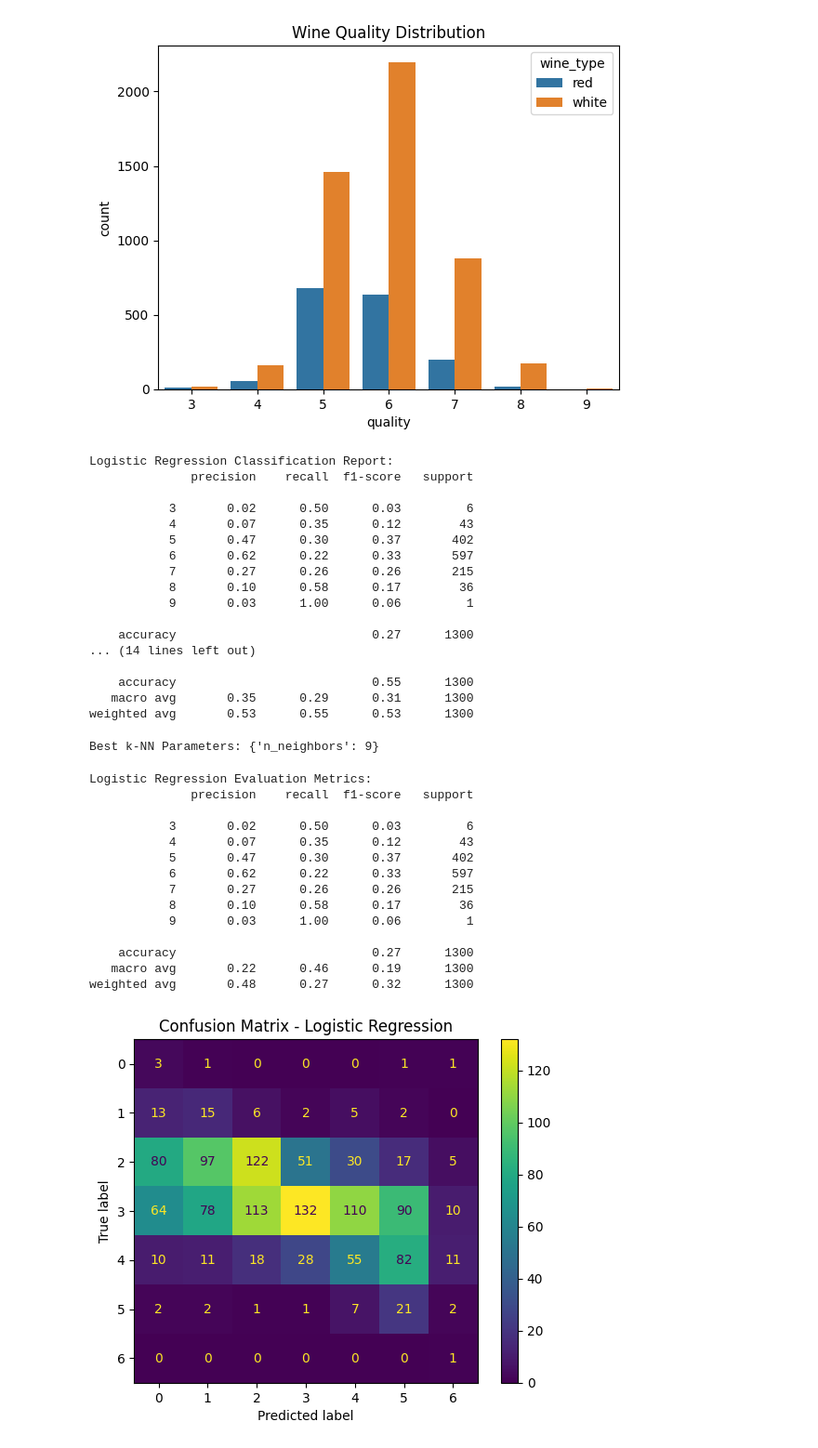
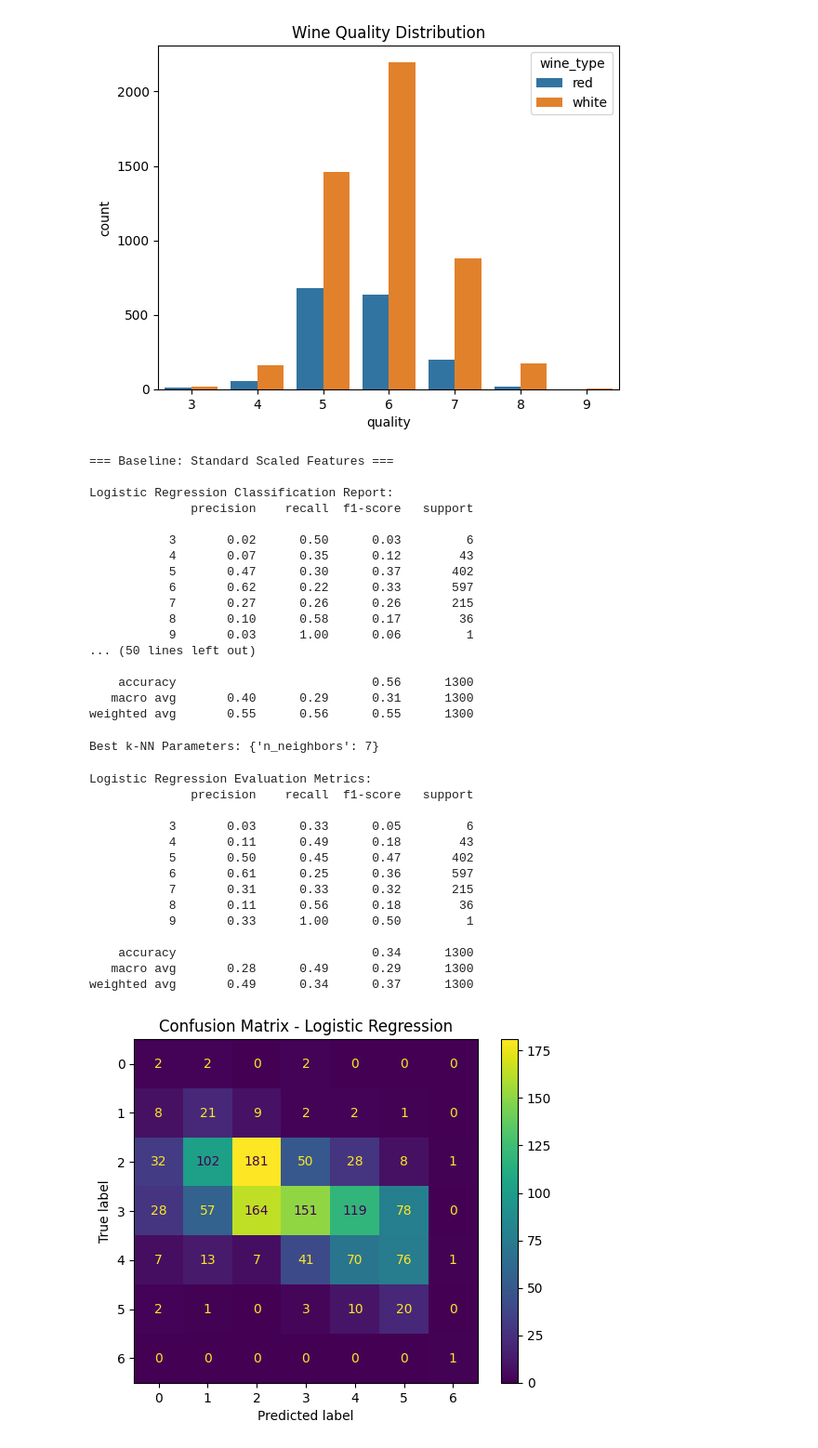
Before and after one commit to Liv-1804/164-Project, a Jupyter notebook: Wine-classification.ipynb, the cells around one changed output. Shown at 93% size. Drawn from its saved outputs; the diff is of its cells as text; code cells hidden in the pictures.

```diff
--- a/Wine-classification.ipynb
+++ b/Wine-classification.ipynb
@@ -13,8 +14,8 @@ from sklearn.neighbors import KNeighborsClassifier
 from sklearn.metrics import classification_report, confusion_matrix, ConfusionMatrixDisplay
 # %%
 # Loading the datasets for red and white wine
-red = pd.read_csv("/winequality-red.csv", sep=';')
-white = pd.read_csv("/winequality-white.csv", sep=';')
+red = pd.read_csv("/content/winequality-red.csv", sep=';')
+white = pd.read_csv("/content/winequality-white.csv", sep=';')
 
 # Add a new column to distinguish wine types
 red['wine_type'] = 'red'
@@ -65,6 +66,16 @@ X_train, X_test, y_train, y_test = train_test_split(X, y, test_size=0.2, random_
 scaler = StandardScaler()
 X_train_scaled = scaler.fit_transform(X_train)
 X_test_scaled = scaler.transform(X_test)
+
+# Polynomial Features
+poly = PolynomialFeatures(degree=2, include_bias=False)
+X_train_poly = poly.fit_transform(X_train_scaled)
+X_test_poly = poly.transform(X_test_scaled)
+
+# PCA on scaled data
+#pca = PCA(n_components=10)
+#X_train_pca = pca.fit_transform(X_train_scaled)
+#X_test_pca = pca.transform(X_test_scaled)
 # %%
 # Model training and Evaluation (baseline model)
 models = {
@@ -72,13 +83,32 @@ models = {
     'K-Nearest Neighbors': KNeighborsClassifier()
 }
 
-# Fit and evaluate each model
+# Baseline: Scaled only
+print("=== Baseline: Standard Scaled Features ===")
 for name, model in models.items():
     model.fit(X_train_scaled, y_train)
     y_pred = model.predict(X_test_scaled)
     print(f"\n{name} Classification Report:")
-    print(classification_report(y_test, y_pred))
+    print(classification_report(y_test, y_pred, zero_division=0))
+
+# With Polynomial Features
+print("\n=== With Polynomial Features ===")
+for name, model in models.items():
+    model.fit(X_train_poly, y_train)
+    y_pred = model.predict(X_test_poly)
+    print(f"\n{name} with Polynomial Features Classification Report:")
+    print(classification_report(y_test, y_pred, zero_division=0))
+
+# With PCA
+#print("\n=== With PCA (10 components) ===")
+#for name, model in models.items():
+#     model.fit(X_train_pca, y_train)
+#     y_pred = model.predict(X_test_pca)
+#     print(f"\n{name} with PCA Classification Report:")
+#     print(classification_report(y_test, y_pred, zero_division=0))
 # %% [output]
+=== Baseline: Standard Scaled Features ===
+
 Logistic Regression Classification Report:
               precision    recall  f1-score   support
 
@@ -89,55 +119,56 @@ Logistic Regression Classification Report:
            7       0.27      0.26      0.26       215
            8       0.10      0.58      0.17        36
            9       0.03      1.00      0.06         1
+... (50 lines left out)
 
-    accuracy                           0.27      1300
-... (14 lines left out)
-
-    accuracy                           0.55      1300
-   macro avg       0.35      0.29      0.31      1300
-weighted avg       0.53      0.55      0.53      1300
+    accuracy                           0.56      1300
+   macro avg       0.40      0.29      0.31      1300
+weighted avg       0.55      0.56      0.55      1300
 # %%
 # Hyperparameter Tuning
 # Tune number of neighbors for k-NN using Grid Search
 param_grid_knn = {'n_neighbors': [3, 5, 7, 9]}
-grid_search_knn = GridSearchCV(KNeighborsClassifier(), param_grid_knn, cv=5)
-grid_search_knn.fit(X_train_scaled, y_train)
+grid_search_knn = GridSearchCV(KNeighborsClassifier(), param_grid_knn, cv=3)
+#grid_search_knn.fit(X_train_scaled, y_train)
+grid_search_knn.fit(X_train_poly, y_train)
+
 
 # Output the best parameters
 print("\nBest k-NN Parameters:", grid_search_knn.best_params_)
 # %% [output]
-Best k-NN Parameters: {'n_neighbors': 9}
+Best k-NN Parameters: {'n_neighbors': 7}
 # %%
 # Evaluation Metrics (Logistic Regression Evaluation)
 final_model_logreg = models['Logistic Regression']
-y_pred_logreg = final_model_logreg.predict(X_test_scaled)
+#y_pred_logreg = final_model_logreg.predict(X_test_scaled)
+y_pred_logreg = final_model_logreg.predict(X_test_poly)
 
 # Printing the Evaluation of the model
 print("\nLogistic Regression Evaluation Metrics:")
 print(classification_report(y_test, y_pred_logreg))
 
 # Confusion Matrix
 cm_logreg = confusion_matrix(y_test, y_pred_logreg)
 disp_logreg = ConfusionMatrixDisplay(confusion_matrix=cm_logreg)
 disp_logreg.plot()
 plt.title("Confusion Matrix - Logistic Regression")
 plt.show()
 # %% [output]
 Logistic Regression Evaluation Metrics:
               precision    recall  f1-score   support
 
-           3       0.02      0.50      0.03         6
-           4       0.07      0.35      0.12        43
-           5       0.47      0.30      0.37       402
-           6       0.62      0.22      0.33       597
-           7       0.27      0.26      0.26       215
-           8       0.10      0.58      0.17        36
-           9       0.03      1.00      0.06         1
+           3       0.03      0.33      0.05         6
+           4       0.11      0.49      0.18        43
+           5       0.50      0.45      0.47       402
+           6       0.61      0.25      0.36       597
+           7       0.31      0.33      0.32       215
+           8       0.11      0.56      0.18        36
+           9       0.33      1.00      0.50         1
 
-    accuracy                           0.27      1300
-   macro avg       0.22      0.46      0.19      1300
-weighted avg       0.48      0.27      0.32      1300
+    accuracy                           0.34      1300
+   macro avg       0.28      0.49      0.29      1300
+weighted avg       0.49      0.34      0.37      1300
-[figure, old version]
+[figure, new version]
 # %%
 # Evaluation Metrics (k-NN  Evaluation)
 best_knn_model = grid_search_knn.best_estimator_
```
Also changed, not shown: parts of 2 cells of this notebook.
